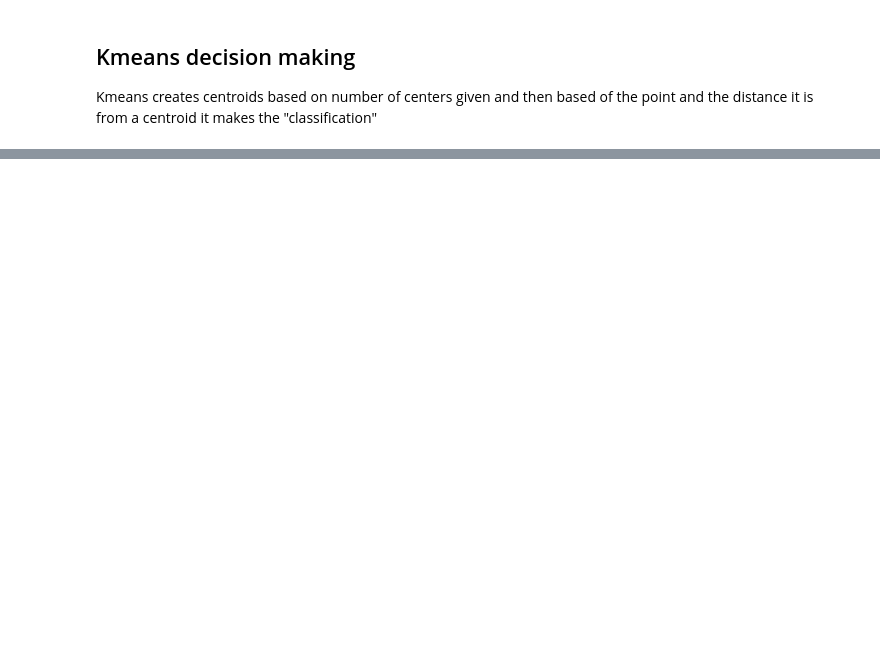
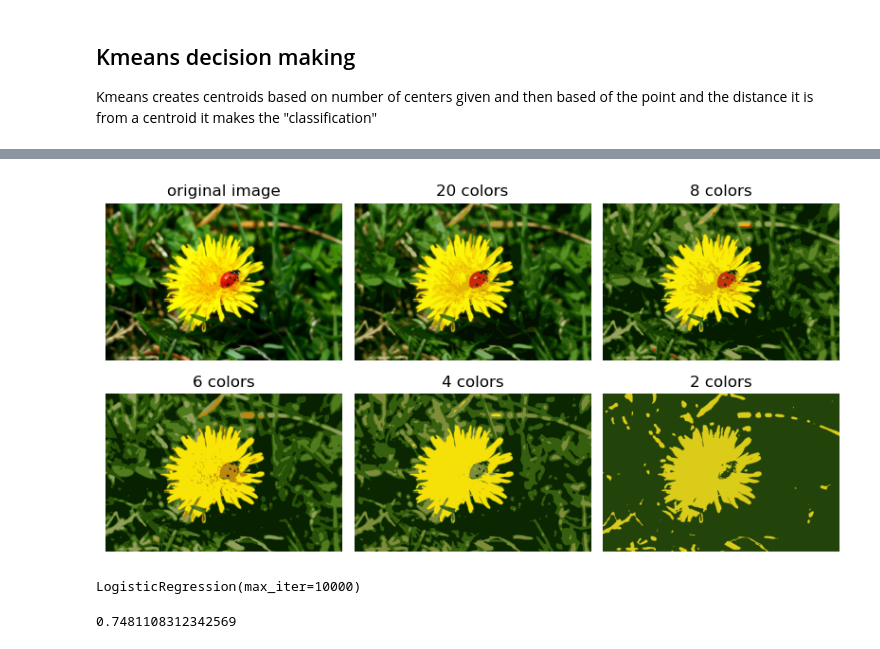
Before and after one commit to tcarr032/Unsupervised-Learning-models, a Jupyter notebook: Unsupervised.ipynb, the cells around one changed output, grey strips where cells are left out. Saved outputs shown, nothing was run; the diff lists cells and outputs as text; code cells hidden in the pictures; blank space fills up the shorter version.

Commit message:
kmeans, dbscan done, Gaussian mix later

```diff
--- a/Unsupervised.ipynb
+++ b/Unsupervised.ipynb
@@ -92,0 +129,30 @@ plt.show()
+# %%
+X = image.reshape(-1, 3)
+kmean = KMeans(n_clusters=8, random_state=42).fit(X)
+segmented_img = kmean.cluster_centers_[kmean.labels_]
+segmented_img = segmented_img.reshape(image.shape)
+# %%
+segmented_imgs = []
+n_colors = [2,4,6,8,20]
+n_colors.reverse()
+for n_clusters in n_colors:
+    kmean = KMeans(n_clusters, random_state=42).fit(X)
+    segmented_img = kmean.cluster_centers_[kmean.labels_]
+    segmented_imgs.append(segmented_img.reshape(image.shape))
+
+plt.figure(figsize=(10,5))
+plt.subplots_adjust(hspace=0.1, wspace=0.05)
+
+plt.subplot(2,3,1)
+plt.title("original image")
+plt.imshow(image)
+plt.axis('off')
+
+for indx, number_of_color in enumerate(n_colors):
+    plt.subplot(2, 3, 2 + indx)
+    plt.imshow(segmented_imgs[indx].astype("uint8"))
+    plt.title(f"{number_of_color} colors")
+    plt.axis('off')
+plt.show()
+# %% [output]
+[figure, added]
@@ -92,0 +164,11 @@ plt.show()
+# %%
+from sklearn.linear_model import LogisticRegression
+n_labled= 50
+log_reg = LogisticRegression(max_iter=10_000)
+log_reg.fit(X_train[:50],y_train[:50])
+# %% [output]
+LogisticRegression(max_iter=10000)
+# %%
+log_reg.score(X_test, y_test)
+# %% [output]
+0.7481108312342569
```
Also changed, not shown: parts of 36 cells of this notebook.
